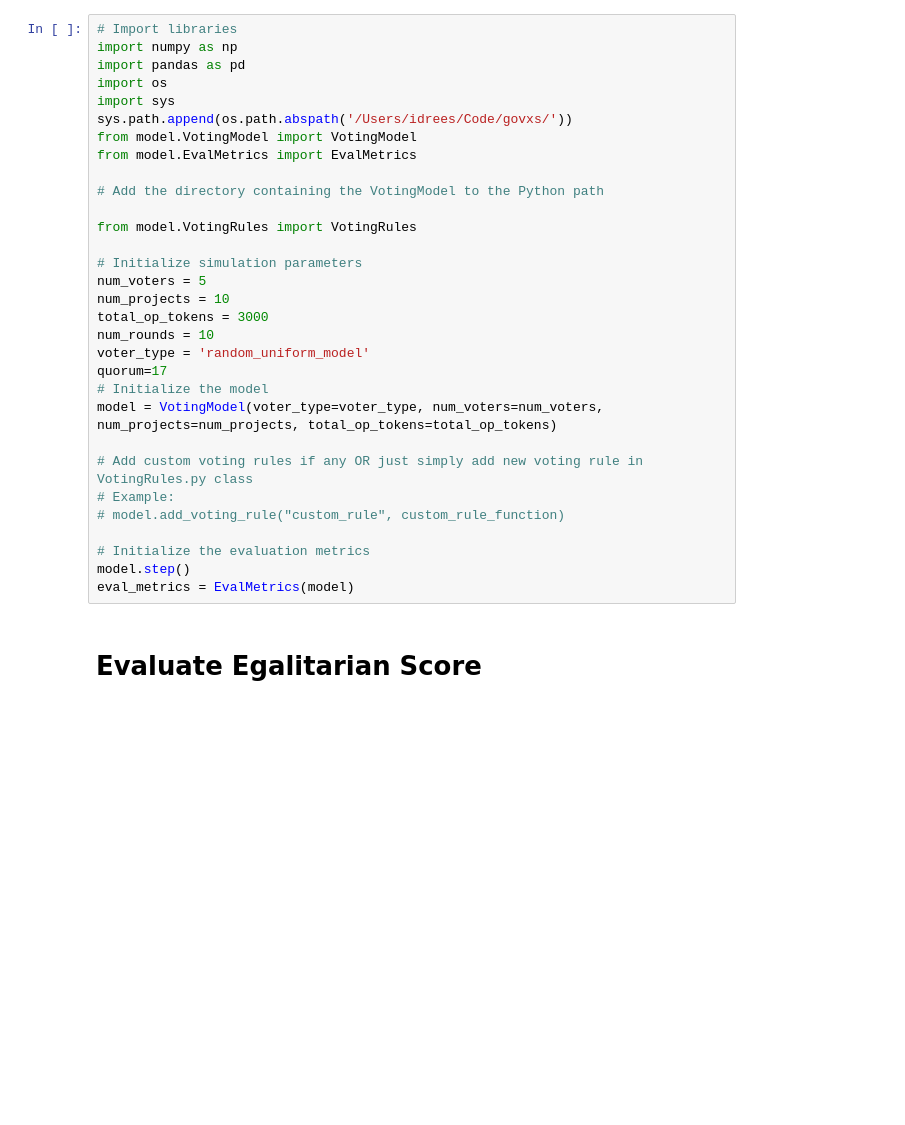
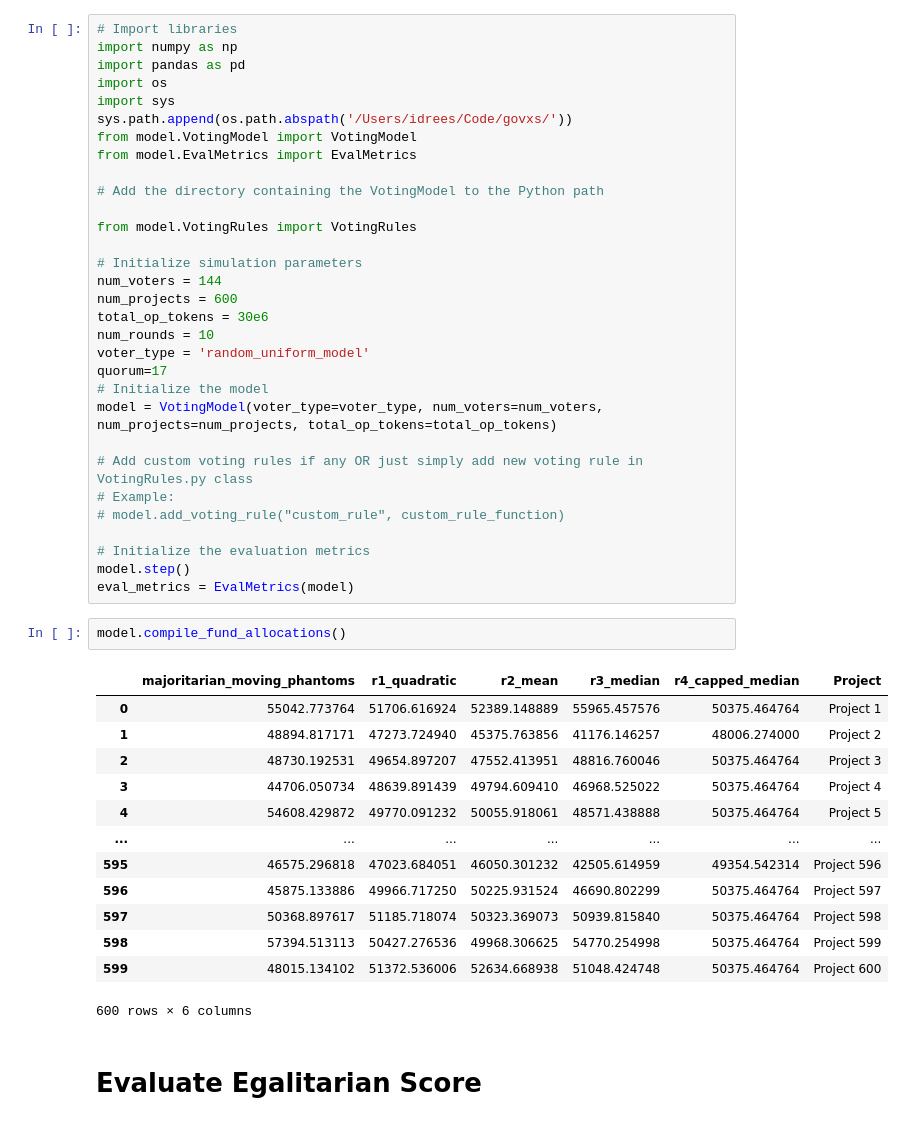
Before and after one commit to GovXS/Evaluating-Voting-Design-Tradeoffs-for-Retro-Funding, a Jupyter notebook: simulations/run.ipynb, the cells around one changed output. Saved outputs shown, nothing was run; the diff lists cells and outputs as text; blank space fills up the shorter version.

```diff
--- a/simulations/run.ipynb
+++ b/simulations/run.ipynb
@@ -13,9 +13,9 @@ from model.EvalMetrics import EvalMetrics
 from model.VotingRules import VotingRules
 
 # Initialize simulation parameters
-num_voters = 5
-num_projects = 10
-total_op_tokens = 3000
+num_voters = 144
+num_projects = 600
+total_op_tokens = 30e6
 num_rounds = 10
 voter_type = 'random_uniform_model'
 quorum=17
@@ -29,6 +29,22 @@ model = VotingModel(voter_type=voter_type, num_voters=num_voters, num_projects=n
 # Initialize the evaluation metrics
 model.step()
 eval_metrics = EvalMetrics(model)
+# %%
+model.compile_fund_allocations()
+# %% [output]
+|  | majoritarian_moving_phantoms | r1_quadratic | r2_mean | r3_median | r4_capped_median | Project |
+| 0 | 55042.773764 | 51706.616924 | 52389.148889 | 55965.457576 | 50375.464764 | Project 1 |
+| 1 | 48894.817171 | 47273.724940 | 45375.763856 | 41176.146257 | 48006.274000 | Project 2 |
+| 2 | 48730.192531 | 49654.897207 | 47552.413951 | 48816.760046 | 50375.464764 | Project 3 |
+| 3 | 44706.050734 | 48639.891439 | 49794.609410 | 46968.525022 | 50375.464764 | Project 4 |
+| 4 | 54608.429872 | 49770.091232 | 50055.918061 | 48571.438888 | 50375.464764 | Project 5 |
+| ... | ... | ... | ... | ... | ... | ... |
+| 595 | 46575.296818 | 47023.684051 | 46050.301232 | 42505.614959 | 49354.542314 | Project 596 |
+| 596 | 45875.133886 | 49966.717250 | 50225.931524 | 46690.802299 | 50375.464764 | Project 597 |
+| 597 | 50368.897617 | 51185.718074 | 50323.369073 | 50939.815840 | 50375.464764 | Project 598 |
+| 598 | 57394.513113 | 50427.276536 | 49968.306625 | 54770.254998 | 50375.464764 | Project 599 |
+| 599 | 48015.134102 | 51372.536006 | 52634.668938 | 51048.424748 | 50375.464764 | Project 600 |
+600 rows × 6 columns
 # %% [markdown]
 # Evaluate Egalitarian Score
 # %%
```
Also changed, not shown: parts of 2 cells of this notebook, 1 other file.
